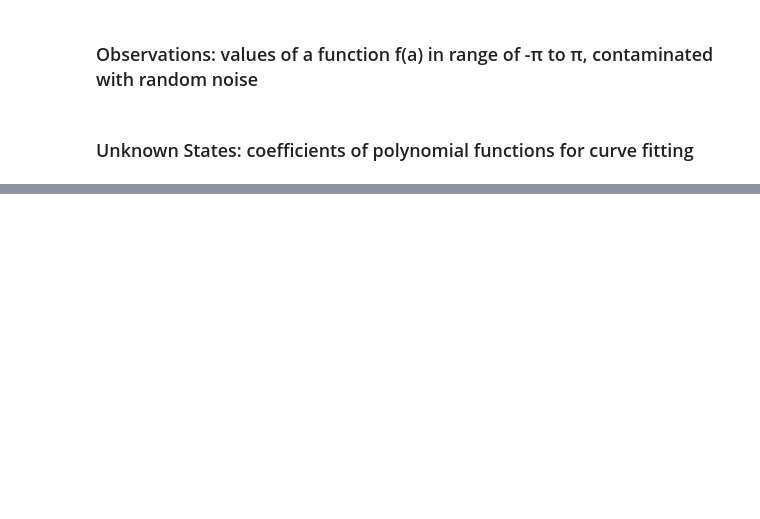
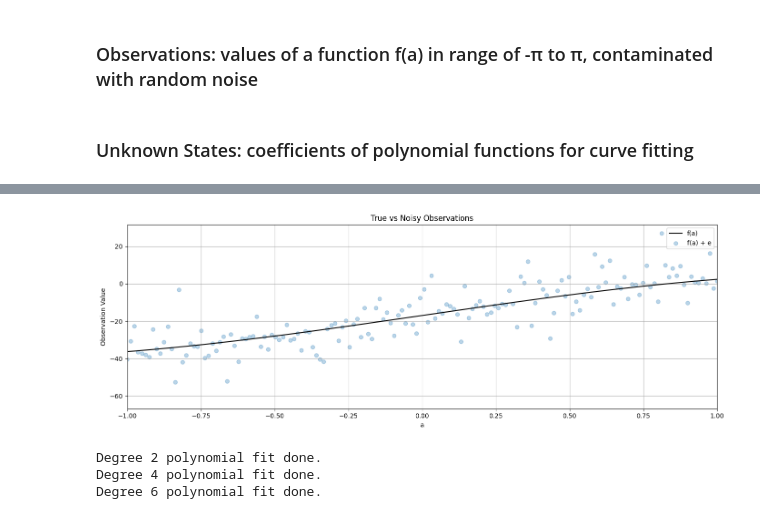
Before and after one commit to Rukkyn678/ENGG680_2025_Fall, a Jupyter notebook: Lab_Assignment1/StudentGradeManagementSystem.ipynb, the cells around one changed output, grey strips where cells are left out. Saved outputs shown, nothing was run; the diff lists cells and outputs as text; code cells hidden in the pictures; blank space fills up the shorter version.

```diff
--- a/Lab_Assignment1/StudentGradeManagementSystem.ipynb
+++ b/Lab_Assignment1/StudentGradeManagementSystem.ipynb
@@ -799,26 +820,32 @@ import pandas as pd
 # Load data.xlsx file, which contains the observations (with noise), variance of observations and true observations
 # hint: use pandas library to parse excel file and use numpy library to convert it to array
 # (1 mark)
-df_data = #...
-arr_data = #...
+
+df_data = pd.read_excel('/content/drive/MyDrive/ENGG680_2025_Fall/Lab_Assignment1/data.xlsx')
+arr_data = df_data.to_numpy()
 
 #store the noisy observations, variance of observations and true observations into numpy arrays seperately
 # (1 mark)
-l = #...
-l_var = #...
-l_true = #...
+l = df_data['l'].to_numpy()
+l_var = df_data['l_var'].to_numpy()
+l_true = df_data['l_true'].to_numpy()
 # %%
 # step 3
 # define the number of observation n
 # (1 mark)
-n = #...
+n = len(df_data)
+print("Number of observations:", n)
 
 # define the observation weight matrix P for LSE as identity matrix
 # identity weight matrix simply means the observations will be unweighted in the following LSE
 # (1 mark)
-P = #...
+P = np.identity(n)
+
 
 # define the range of function input(i.e., constants a), from start to end; and the numerical array of a
 start = -1* np.pi
 end = np.pi
 a = np.linspace(start, end, n)
+
+
+print(a)
@@ -825,20 +870,42 @@ a = np.linspace(start, end, n)
 # %%
 # step 4
 # use the matplotlib to plot the true and noisy observations together in one single figure
 # use scatter for noisy observation plotting
 # for the true observation, label it as "f(a)"" and set color as 'k'
 # for the noisy observation scatter plot, label it as "f(a) + e", set color as 'tab:blue', set marker as 'o' and set alpha as 0.3
 # include proper axis labels, legend and title
 # scale the range of x-axis to be -1 to 1
 # keep this format for the rest of the plots in this lab assignment
 # (2 marks)
 
 fig, ax = plt.subplots(nrows=1, ncols=1, figsize=(14, 5))
 
-# ...
+# Plot true observations (as a line plot)
+ax.plot(a, l_true, label='f(a)', color='k')
 
-ax.grid(True, which='both',ls='-',color='0.65')
+# Plot noisy observations (scatter)
+ax.scatter(a, l, label='f(a) + e', color='tab:blue', marker='o', alpha=0.3)
+
+# Axis labels
+ax.set_xlabel('a')
+ax.set_ylabel('Observation Value')
+
+# Legend
+ax.legend()
+
+# Title
+ax.set_title('True vs Noisy Observations')
+
+# Scale x-axis range from -1 to 1
+ax.set_xlim(-1, 1)
+
+# Grid
+ax.grid(True, which='both', ls='-', color='0.65')
+
 fig.tight_layout()
+plt.show()
+# %% [output]
+[figure, added]
 # %%
 # step 5
 # define a curve fitting function named fit_polynomial_curve
@@ -871,7 +969,23 @@ def fit_polynomial_curve(a: np.ndarray, l: np.ndarray, P: np.ndarray, deg: int)
 # call the fit_polynomial_curve function and fetch the results
 # use polynomial degrees of: 2, 4, 6
 # (1 marks)
-# ...
+degrees = [2, 4, 6]
+
+results = {}
+
+for deg in degrees:
+    x, cov_x, apv, v = fit_polynomial_curve(a, l, P, deg)
+    results[deg] = {
+        'coefficients': x,
+        'covariance': cov_x,
+        'apv': apv,
+        'residuals': v
+    }
+    print(f"Degree {deg} polynomial fit done.")
+# %% [output]
+Degree 2 polynomial fit done.
+Degree 4 polynomial fit done.
+Degree 6 polynomial fit done.
 # %%
 # step 7
 # use the estimated coefficients x and constants array a, construct polynomial functions for each degree
```
Also changed, not shown: parts of 14 cells of this notebook, 2 other files.
